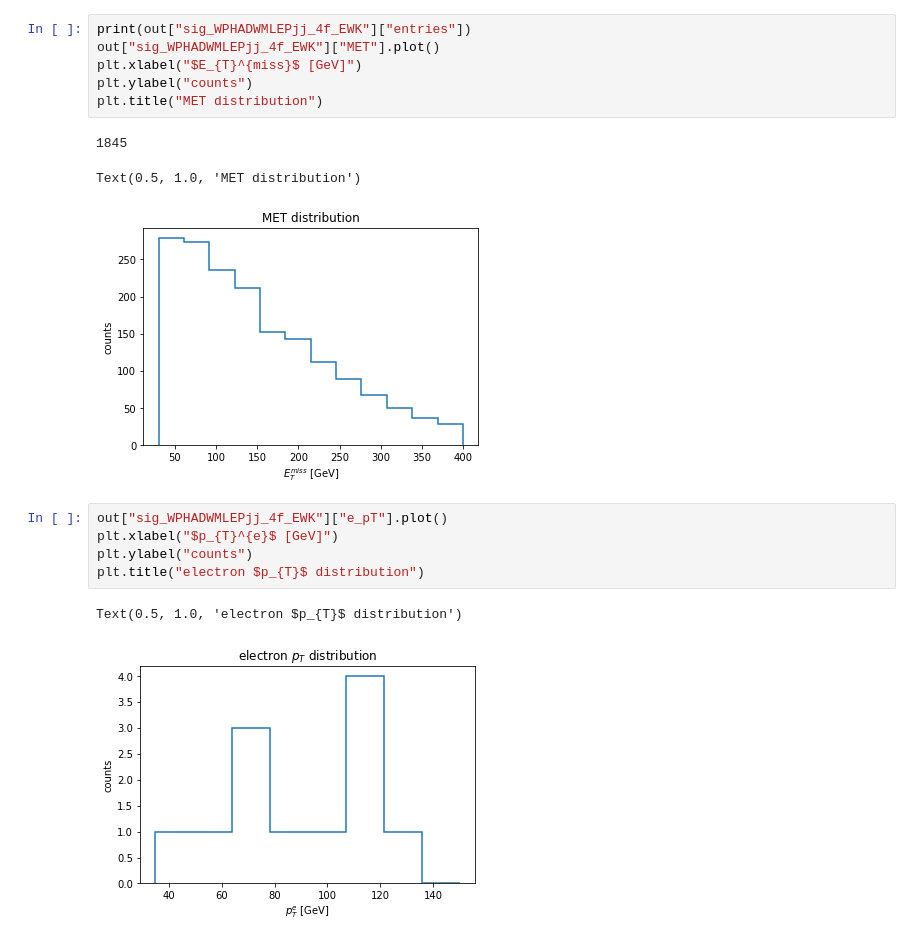
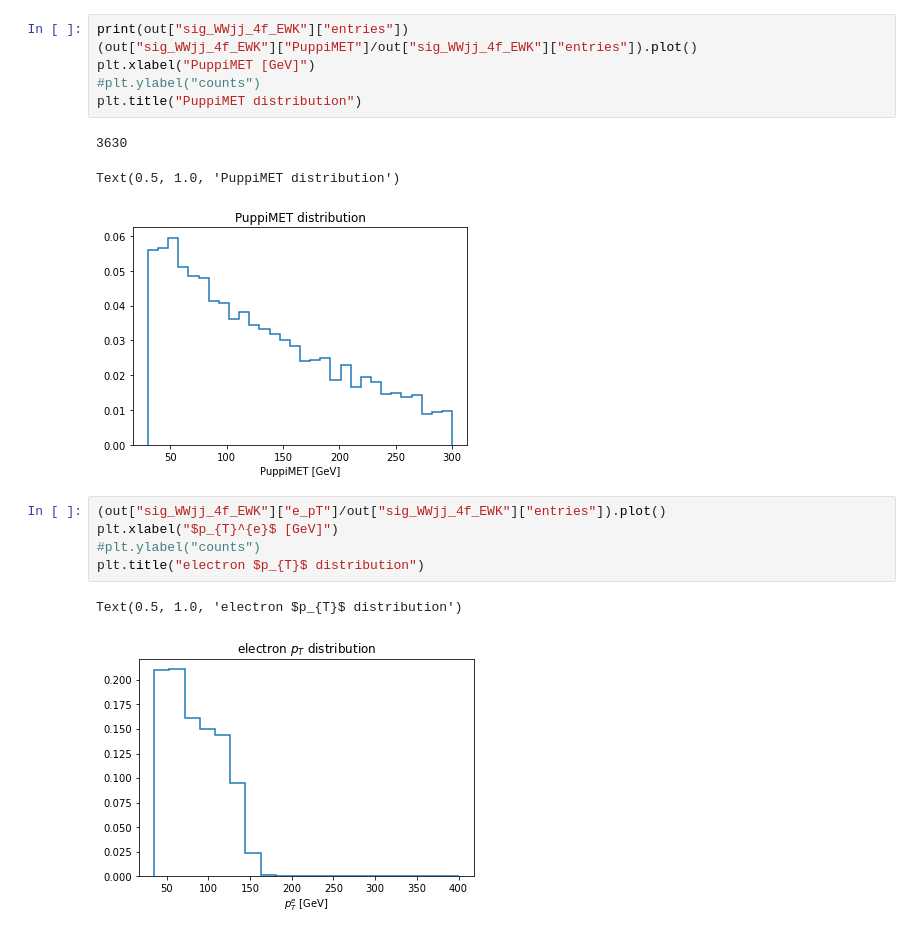
Before and after one commit to rdelliga/Coffea_Swan, a Jupyter notebook: cuts1.ipynb, the cells around one changed output. Drawn from its saved outputs; the diff is of its cells as text.

```diff
--- a/cuts1.ipynb
+++ b/cuts1.ipynb
@@ -315,18 +333,18 @@ print(out)
 # %%
-print(out["sig_WPHADWMLEPjj_4f_EWK"]["entries"])
-out["sig_WPHADWMLEPjj_4f_EWK"]["MET"].plot()
-plt.xlabel("$E_{T}^{miss}$ [GeV]")
-plt.ylabel("counts")
-plt.title("MET distribution")
+print(out["sig_WWjj_4f_EWK"]["entries"])
+(out["sig_WWjj_4f_EWK"]["PuppiMET"]/out["sig_WWjj_4f_EWK"]["entries"]).plot()
+plt.xlabel("PuppiMET [GeV]")
+#plt.ylabel("counts")
+plt.title("PuppiMET distribution")
 # %% [output]
-1845
+3630
-Text(0.5, 1.0, 'MET distribution')
+Text(0.5, 1.0, 'PuppiMET distribution')
-[figure, old version]
+[figure, new version]
 # %%
-out["sig_WPHADWMLEPjj_4f_EWK"]["e_pT"].plot()
+(out["sig_WWjj_4f_EWK"]["e_pT"]/out["sig_WWjj_4f_EWK"]["entries"]).plot()
 plt.xlabel("$p_{T}^{e}$ [GeV]")
-plt.ylabel("counts")
+#plt.ylabel("counts")
 plt.title("electron $p_{T}$ distribution")
 # %% [output]
 Text(0.5, 1.0, 'electron $p_{T}$ distribution')
-[figure, old version]
+[figure, new version]
```
Also changed, not shown: parts of 20 cells of this notebook, 3 other files.
